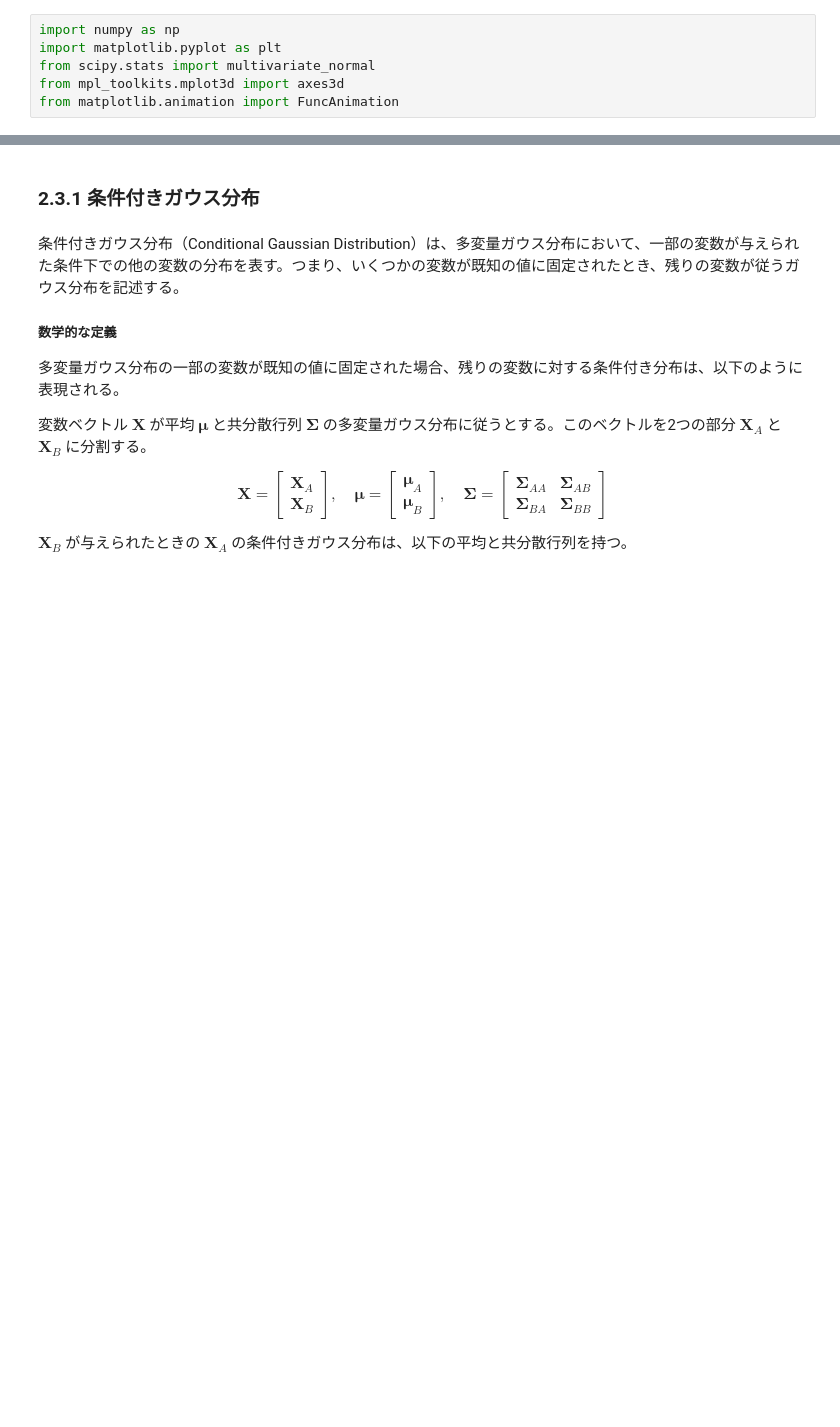
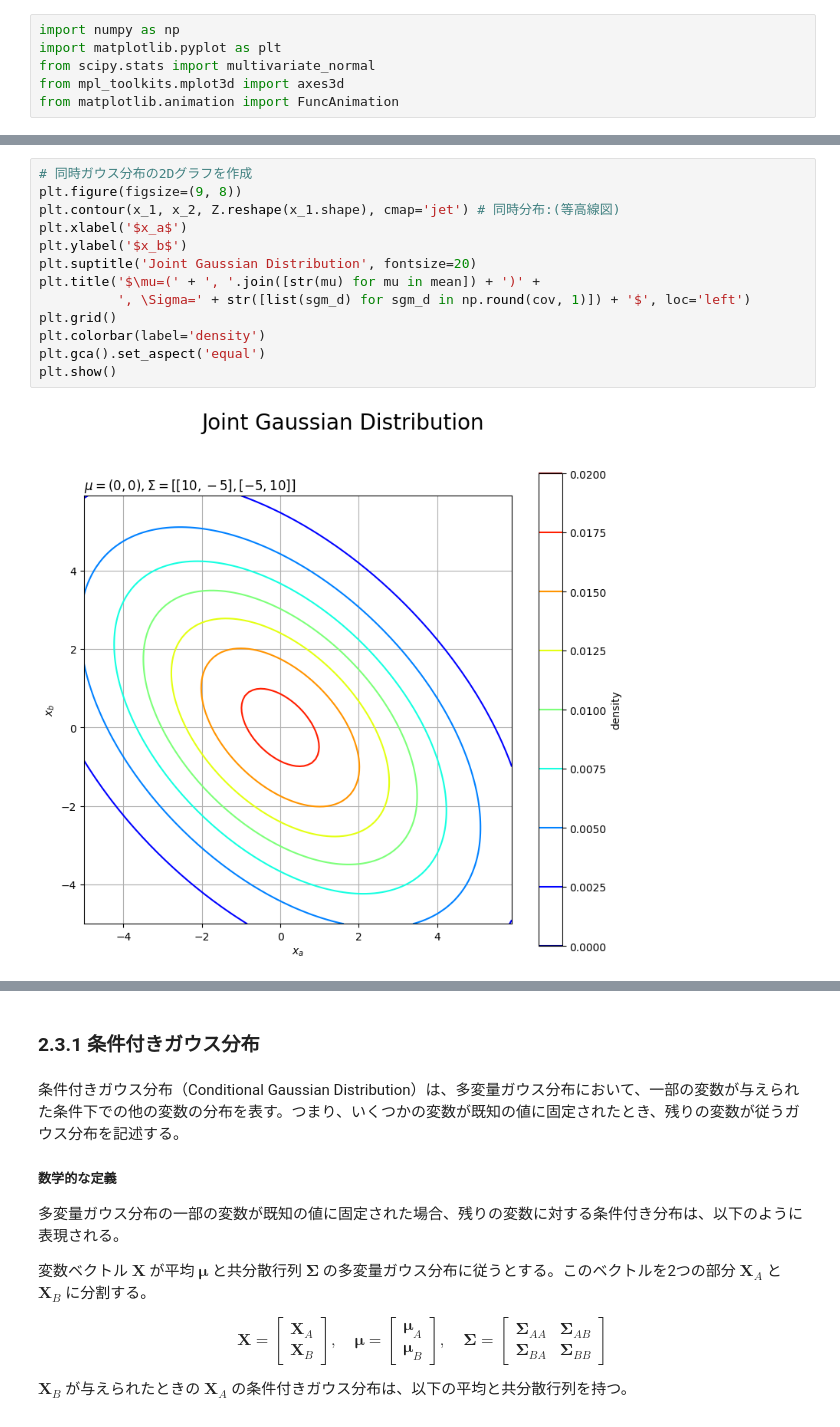
Before and after one commit to arata234/PRML, a Jupyter notebook: cp2_probability_distribution.ipynb, the cells around one changed output, grey strips where cells are left out. Saved outputs shown, nothing was run; the diff lists cells and outputs as text; blank space fills up the shorter version.

```diff
--- a/cp2_probability_distribution.ipynb
+++ b/cp2_probability_distribution.ipynb
@@ -483,3 +483,18 @@ ValueError: The input matrix must be symmetric positive semidefinite.
+# %%
+# 同時ガウス分布の2Dグラフを作成
+plt.figure(figsize=(9, 8))
+plt.contour(x_1, x_2, Z.reshape(x_1.shape), cmap='jet') # 同時分布:(等高線図)
+plt.xlabel('$x_a$')
+plt.ylabel('$x_b$')
+plt.suptitle('Joint Gaussian Distribution', fontsize=20)
+plt.title('$\mu=(' + ', '.join([str(mu) for mu in mean]) + ')' +
+          ', \Sigma=' + str([list(sgm_d) for sgm_d in np.round(cov, 1)]) + '$', loc='left')
+plt.grid()
+plt.colorbar(label='density')
+plt.gca().set_aspect('equal')
+plt.show()
+# %% [output]
+[figure, added]
 # %%
 cm = plt.get_cmap('jet')
 
```
Also changed, not shown: parts of 12 cells of this notebook, 1 other file.
